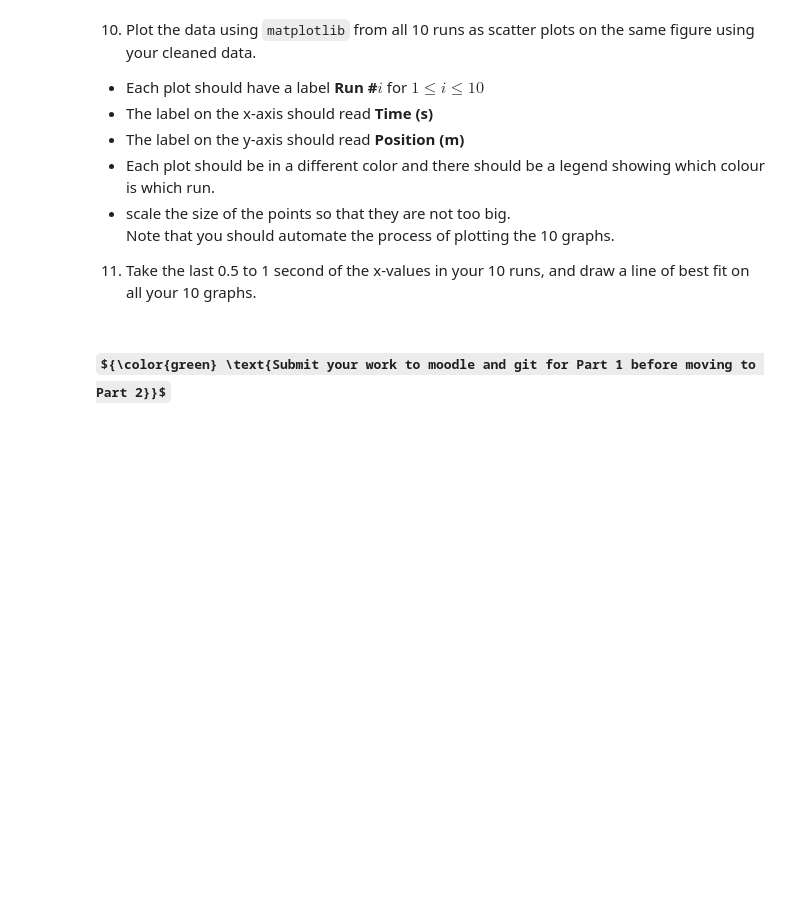
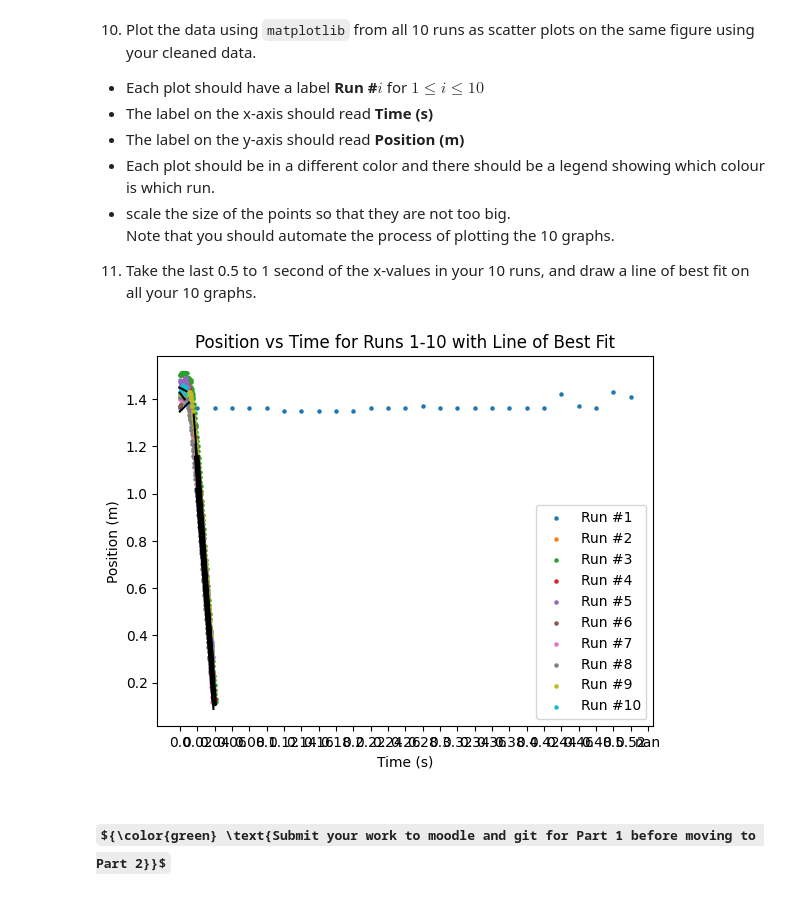
Before and after one commit to saraisabellabc/SF-2, a Jupyter notebook: assignment-1/assign1.ipynb, the cells around one changed output. Drawn from its saved outputs; the diff is of its cells as text; code cells hidden in the pictures; some formulas as TeX source; blank space fills up the shorter version.

```diff
--- a/assignment-1/assign1.ipynb
+++ b/assignment-1/assign1.ipynb
@@ -33,3 +36,5 @@ ${\color{red}\text{All changes done in this assignment must be done using Python
 3. Display the content of the data frame to the screen
 # %%
 # your code for steps 2 and 3 go here:
+df = pd.read_csv('single_filters.csv')
+df
@@ -45,0 +63,17 @@ Note that this process should be automated.  You **should not** manually adjust
+# %%
+# Your code for steps 4 and 5 go here:
+
+time_columns = []
+position_columns = []
+for i in range(1, 11):
+    time_col = f"Time (s) Run #{i}"
+    position_col = f"Position (m) Run #{i}"
+
+    if time_col in df.columns:
+        time_columns.append(time_col)
+    if position_col in df.columns:
+        position_columns.append(position_col)
+
+data_df = df[time_columns + position_columns]
+data_df.dropna(inplace=True)
+data_df
@@ -69,3 +180,37 @@ Note that you should automate the process of plotting the 10 graphs.
+# %%
+
+for i in range(1, 11):
+    ctime = f"Time (s) Run #{i}"
+    cpos = f"Position (m) Run #{i}"
+
+    if ctime in clean_df.columns and cpos in clean_df.columns:
+        run_data = clean_df[[ctime, cpos]]
+
+        plt.scatter(run_data[ctime], run_data[cpos], label=f"Run #{i}", s=5)
+
+        last_segment = run_data[run_data[ctime].astype(float) >= run_data[ctime].astype(float).max() - 1.0]
+
+        if last_segment.empty:
+            print(f"No data for the last 0.5 to 1 second for Run #{i}. Skipping linear regression.")
+            continue
+
+        time_values = last_segment[ctime].astype(float)
+        position_values = last_segment[cpos].astype(float)
+
+        slope, intercept = np.polyfit(time_values, position_values, 1)
+
+        plt.plot(time_values, slope * time_values + intercept, linestyle='-', color='black')
+    else:
+        print(f"Columns for Run #{i} are missing in the dataset. Skipping this run.")
+
+
+plt.xlabel('Time (s)')
+plt.ylabel('Position (m)')
+plt.legend()
+plt.title('Position vs Time for Runs 1-10 with Line of Best Fit')
+plt.show()
+# %% [output]
+[figure, added]
 # %% [markdown]
 ### ${\color{green} \text{Submit your work to moodle and git for Part 1 before moving to Part 2}}$
 # %% [markdown]
```
Also changed, not shown: parts of 7 cells of this notebook, 1 other file.
